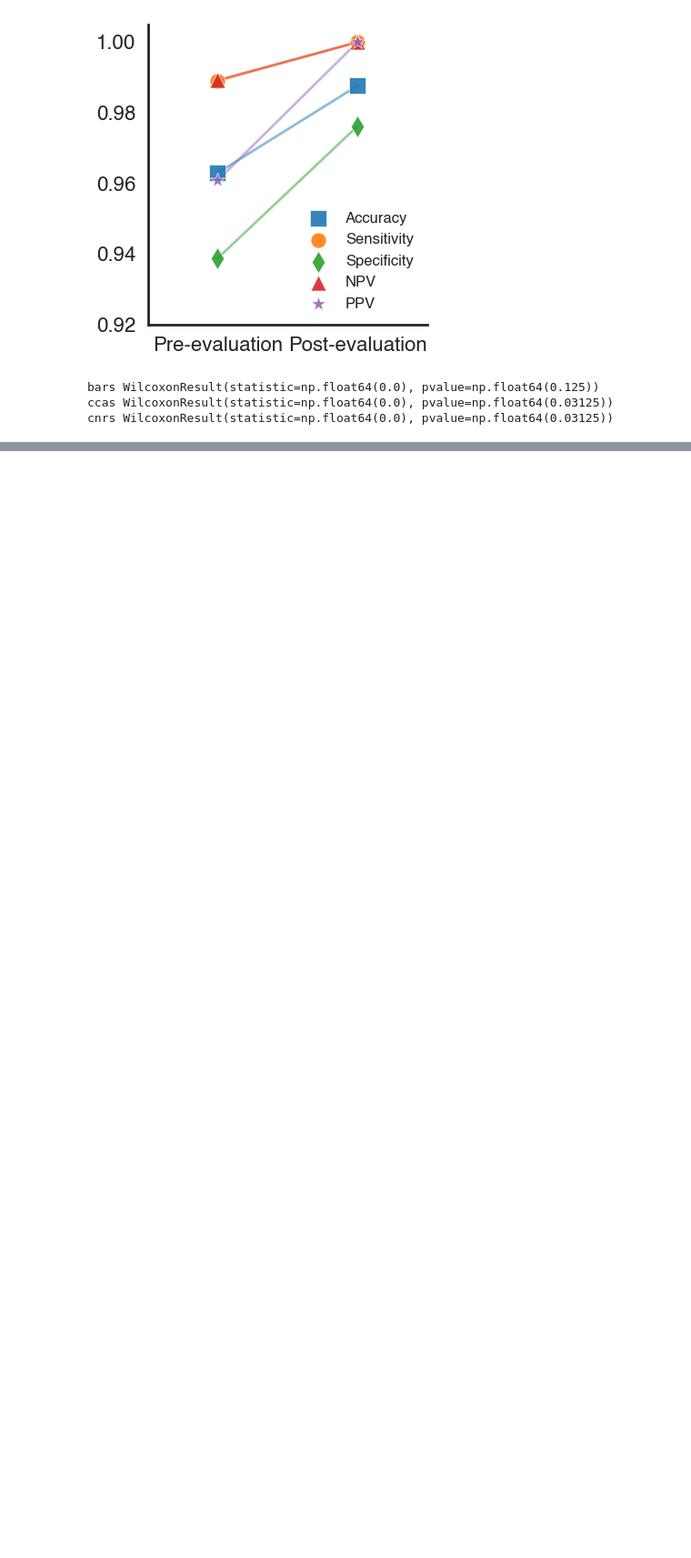
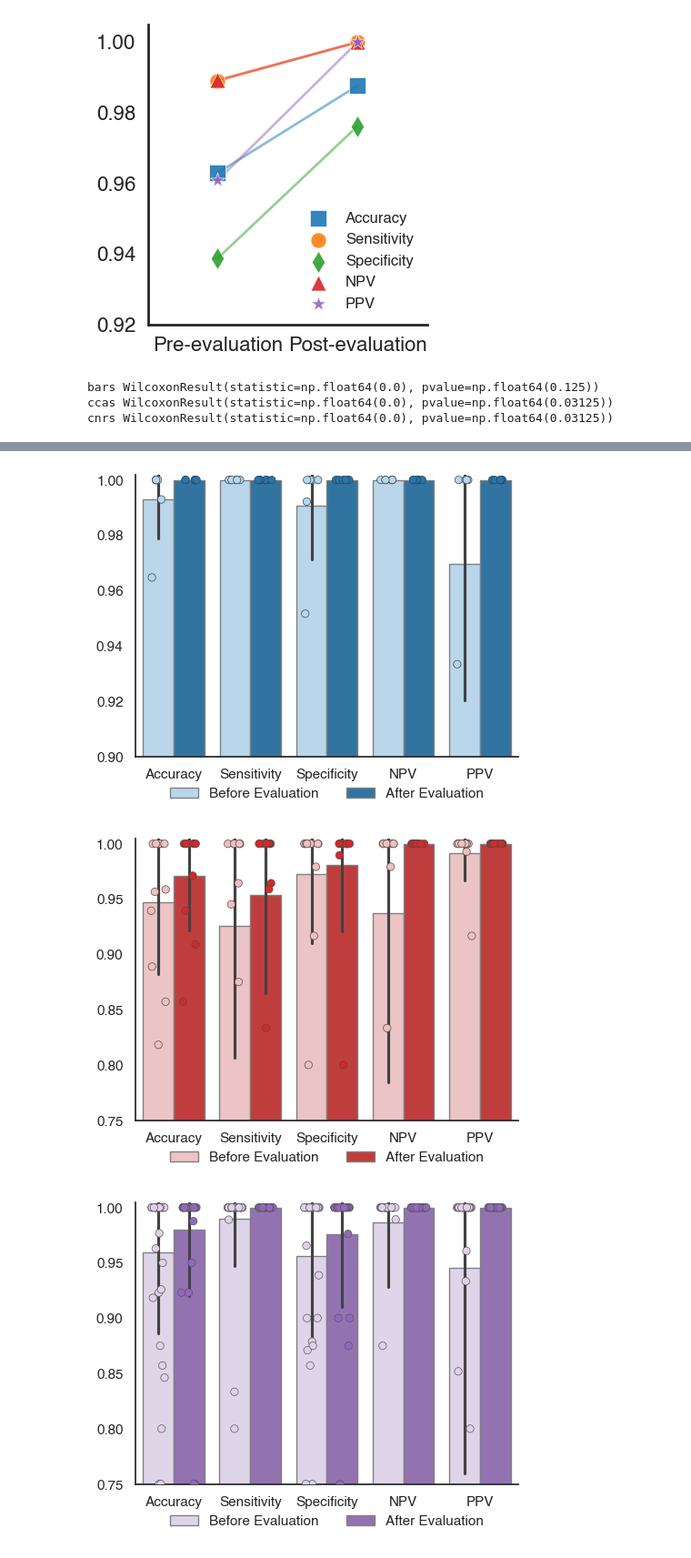
Before and after one commit to Calvinwhow/ReviewPyper, a Jupyter notebook: dev_tools/schmahmann_raynor_plots.ipynb, the cells around one changed output, grey strips where cells are left out. Shown at 91% size. Saved outputs shown, nothing was run; the diff lists cells and outputs as text; code cells hidden in the pictures; blank space fills up the shorter version.

Commit message:
edits to evaluation stuff

```diff
--- a/dev_tools/schmahmann_raynor_plots.ipynb
+++ b/dev_tools/schmahmann_raynor_plots.ipynb
@@ -543,7 +549,7 @@ for set, set_df in pre_post_overall.items():
 # %%
 from scipy.stats import wilcoxon
 wilcoxons={}
-for qset, stats in pre_post_overall.items():
+for qset, scoredict in pre_post_overall.items():
     res=wilcoxon(scoredict['pre'].values.tolist(),scoredict['post'].values.tolist(), alternative='less')
     wilcoxons[qset]=res
     print(qset, res)
@@ -585,0 +577,13 @@ pre_post_overall
+# %%
+paired_plot_dfs={}
+for set, statdf in stats.items():
+    melted_pre=statdf.melt(id_vars='question',
+                           var_name='score_type', value_name='score_value')
+    melted_pre['pre_or_post']='Before Evaluation'
+    melted_post=post_stats[set].melt(id_vars='question',
+                                     var_name='score_type', value_name='score_value')
+    melted_post['pre_or_post']='After Evaluation'
+    concat=pd.concat([melted_pre, melted_post], ignore_index=True)
+    concat=concat[concat['question']!='overall']
+    paired_plot_dfs[set]=concat
+paired_plot_dfs['bars']
@@ -585,0 +649,51 @@ pre_post_overall
+# %%
+import seaborn as sns
+import matplotlib.colors as mc
+import colorsys
+
+def paired_dynamite(paired_plot_df, color, filename=None, ylims=None):
+
+    fig=plt.figure(figsize=(5,4))
+    c = colorsys.rgb_to_hls(*mc.to_rgb(color))
+    palette=[colorsys.hls_to_rgb(c[0], 1 - .3 * (1 - c[1]), c[2]), color]
+
+    bp=sns.barplot(x="score_type", y="score_value",
+                hue="pre_or_post", data=paired_plot_df,
+                palette=palette,
+                errorbar='sd',
+                edgecolor='gray', linewidth=1,
+                )
+
+    sp=sns.stripplot(x="score_type", y="score_value",
+                hue="pre_or_post", palette=palette,
+                data=paired_plot_df,dodge=True,
+                # alpha=0.5,
+                legend=False,
+                size=6, jitter=.2, marker='o', edgecolor='auto', linewidth=0.5)
+
+    bp.set_xticklabels(["Accuracy","Sensitivity","Specificity","NPV",'PPV'])
+    bp.set_xlabel('')
+    bp.set_ylabel('')
+    bp.set_ylim(ylims)
+
+    sns.move_legend(bp, "lower center", bbox_to_anchor=(.5,-.2), ncol=2, title=None, frameon=False,)
+
+    sns.despine()
+    plt.tight_layout()
+    if filename:
+        plt.savefig(filename)
+
+
+paired_dynamite(paired_plot_dfs['bars'], pal['bars'],
+                filename=f'/Users/rm026/Documents/schmahmann/plots/bars_pre-post_evaluation_dynamite.svg',
+                ylims=(.9,1.002))
+paired_dynamite(paired_plot_dfs['ccas'], pal['ccas'],
+                filename=f'/Users/rm026/Documents/schmahmann/plots/ccas_pre-post_evaluation_dynamite.svg',
+                ylims=(.75,1.005))
+paired_dynamite(paired_plot_dfs['cnrs'], pal['cnrs'],
+                filename=f'/Users/rm026/Documents/schmahmann/plots/cnrs_pre-post_evaluation_dynamite.svg',
+                ylims=(.75,1.005))
+# %% [output]
+[figure, added]
+[figure, added]
+[figure, added]
```
Also changed, not shown: parts of 15 cells of this notebook, 3 other files.
